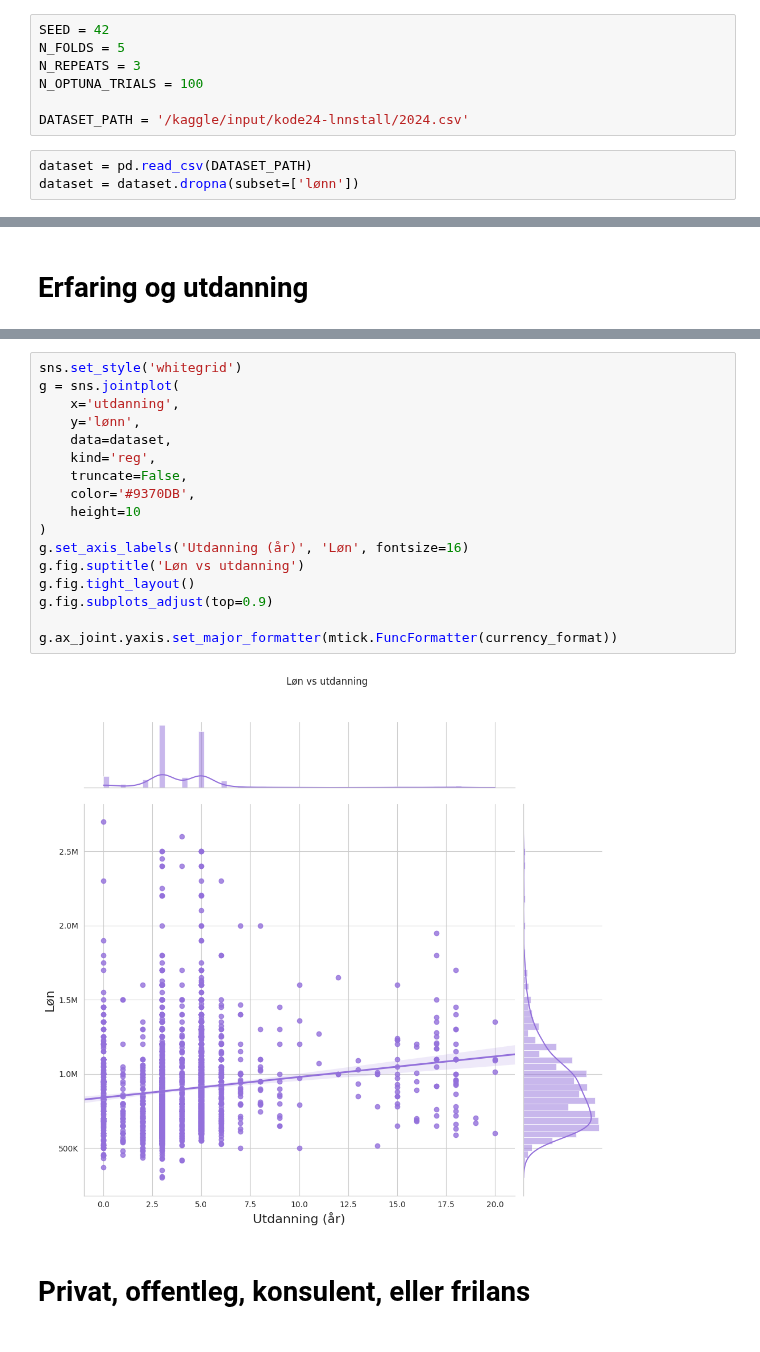
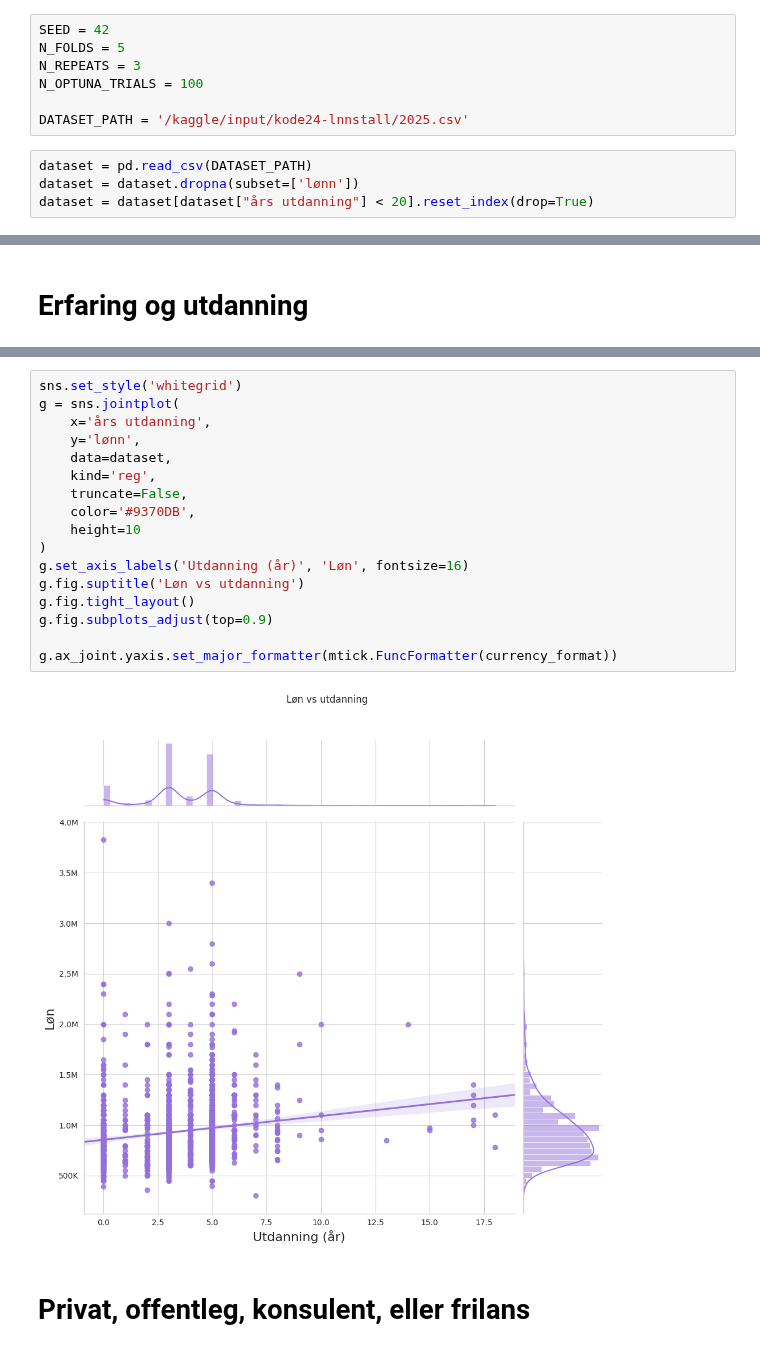
Before and after one commit to ravaghi/kaggle-notebooks, a Jupyter notebook: kode24-lonnsstatistikk.ipynb, the cells around one changed output, grey strips where cells are left out. Drawn from its saved outputs; the diff is of its cells as text.

Commit message:
Kaggle Notebook | Kode24 Lønnsstatistikk | Version 9

```diff
--- a/kode24-lonnsstatistikk.ipynb
+++ b/kode24-lonnsstatistikk.ipynb
@@ -23,10 +23,11 @@ N_FOLDS = 5
 N_REPEATS = 3
 N_OPTUNA_TRIALS = 100
 
-DATASET_PATH = '/kaggle/input/kode24-lnnstall/2024.csv'
+DATASET_PATH = '/kaggle/input/kode24-lnnstall/2025.csv'
 # %%
 dataset = pd.read_csv(DATASET_PATH)
 dataset = dataset.dropna(subset=['lønn'])
+dataset = dataset[dataset["års utdanning"] < 20].reset_index(drop=True)
 # %%
 dataset
 # %% [output]
@@ -329,22 +330,22 @@ fig.show()
 # %%
 sns.set_style('whitegrid')
 g = sns.jointplot(
-    x='utdanning',
+    x='års utdanning',
     y='lønn',
     data=dataset,
     kind='reg',
     truncate=False,
     color='#9370DB',
     height=10
 )
 g.set_axis_labels('Utdanning (år)', 'Løn', fontsize=16)
 g.fig.suptitle('Løn vs utdanning')
 g.fig.tight_layout()
 g.fig.subplots_adjust(top=0.9)
 
 g.ax_joint.yaxis.set_major_formatter(mtick.FuncFormatter(currency_format))
 # %% [output]
-[figure, old version]
+[figure, new version]
 # %% [markdown]
 # Privat, offentleg, konsulent, eller frilans
 # %%
```
Also changed, not shown: parts of 20 cells of this notebook.
